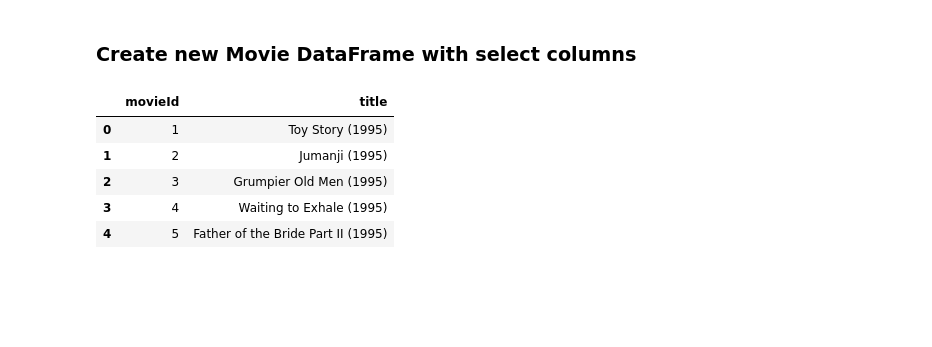
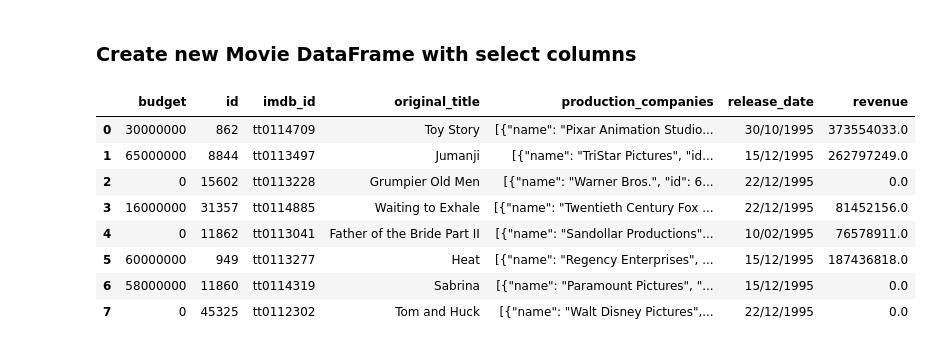
Before and after one commit to deibidl/project_2, a Jupyter notebook: Movies Data.ipynb, the cells around one changed output. Saved outputs shown, nothing was run; the diff lists cells and outputs as text; code cells hidden in the pictures; blank space fills up the shorter version.

```diff
--- a/Movies Data.ipynb
+++ b/Movies Data.ipynb
@@ -18,12 +19,15 @@ movie_df.head()
 # %% [markdown]
 ### Create new Movie DataFrame with select columns
-# %%
-clean_movie_df = movie_data_df[['movieId', 'title']].copy()
-clean_movie_df.head()
-# %% [output]
-|  | movieId | title |
-| 0 | 1 | Toy Story (1995) |
-| 1 | 2 | Jumanji (1995) |
-| 2 | 3 | Grumpier Old Men (1995) |
-| 3 | 4 | Waiting to Exhale (1995) |
-| 4 | 5 | Father of the Bride Part II (1995) |
+# %%
+clean_movie_df = movie_df[['budget', 'id', 'imdb_id', 'original_title', 'production_companies', 'release_date','revenue']]#.copy()
+clean_movie_df.head(8)
+# %% [output]
+|  | budget | id | imdb_id | original_title | production_companies | release_date | revenue |
+| 0 | 30000000 | 862 | tt0114709 | Toy Story | [{"name": "Pixar Animation Studio... | 30/10/1995 | 373554033.0 |
+| 1 | 65000000 | 8844 | tt0113497 | Jumanji | [{"name": "TriStar Pictures", "id... | 15/12/1995 | 262797249.0 |
+| 2 | 0 | 15602 | tt0113228 | Grumpier Old Men | [{"name": "Warner Bros.", "id": 6... | 22/12/1995 | 0.0 |
+| 3 | 16000000 | 31357 | tt0114885 | Waiting to Exhale | [{"name": "Twentieth Century Fox ... | 22/12/1995 | 81452156.0 |
+| 4 | 0 | 11862 | tt0113041 | Father of the Bride Part II | [{"name": "Sandollar Productions"... | 10/02/1995 | 76578911.0 |
+| 5 | 60000000 | 949 | tt0113277 | Heat | [{"name": "Regency Enterprises", ... | 15/12/1995 | 187436818.0 |
+| 6 | 58000000 | 11860 | tt0114319 | Sabrina | [{"name": "Paramount Pictures", "... | 15/12/1995 | 0.0 |
+| 7 | 0 | 45325 | tt0112302 | Tom and Huck | [{"name": "Walt Disney Pictures",... | 22/12/1995 | 0.0 |
```
Also changed, not shown: parts of 22 cells of this notebook, 2 other files.
